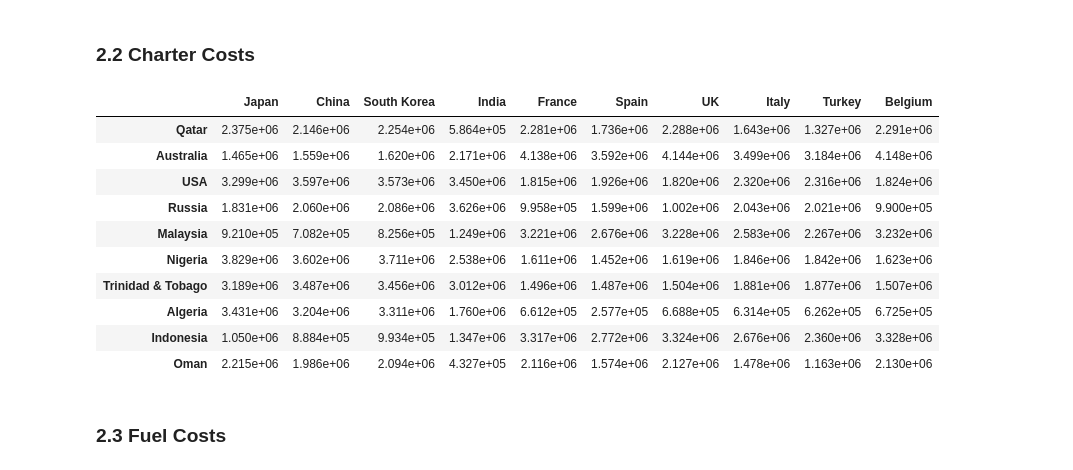
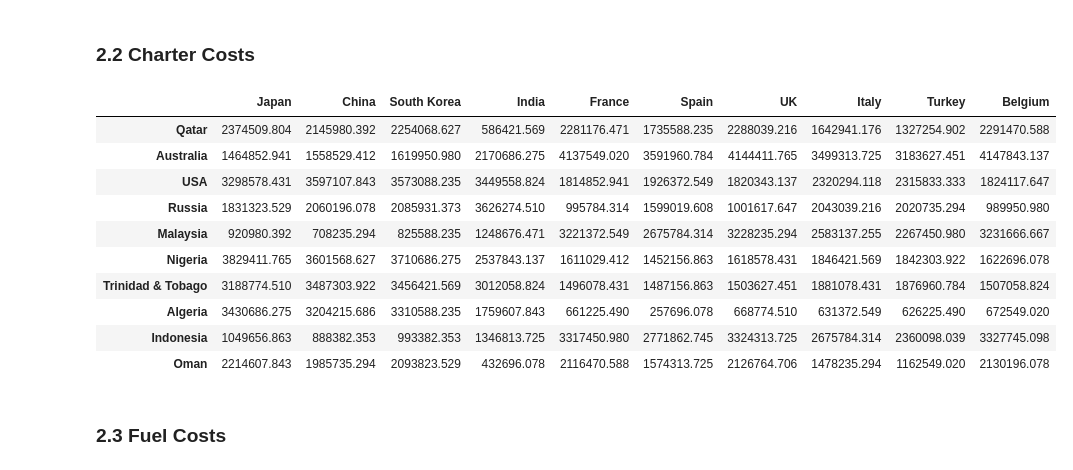
Before and after one commit to ModellingEnergyMarkets/LNG-Market, a Jupyter notebook: Simple_Model_of_LNG_Market_v_0.5.ipynb, the cells around one changed output. Drawn from its saved outputs; the diff is of its cells as text; code cells hidden in the pictures.

```diff
--- a/Simple_Model_of_LNG_Market_v_0.5.ipynb
+++ b/Simple_Model_of_LNG_Market_v_0.5.ipynb
@@ -265,20 +267,20 @@ Time
 # %%
 Charter_Costs = (Time + 2) * LNG_Carrier.loc[0, "Spot Charter Rate ($/day)"] # in $
 
 # display(pd_centered(Charter_Costs))
-Charter_Costs
+Charter_Costs.style
 # %% [output]
 |  | Japan | China | South Korea | India | France | Spain | UK | Italy | Turkey | Belgium |
-| Qatar | 2.375e+06 | 2.146e+06 | 2.254e+06 | 5.864e+05 | 2.281e+06 | 1.736e+06 | 2.288e+06 | 1.643e+06 | 1.327e+06 | 2.291e+06 |
-| Australia | 1.465e+06 | 1.559e+06 | 1.620e+06 | 2.171e+06 | 4.138e+06 | 3.592e+06 | 4.144e+06 | 3.499e+06 | 3.184e+06 | 4.148e+06 |
-| USA | 3.299e+06 | 3.597e+06 | 3.573e+06 | 3.450e+06 | 1.815e+06 | 1.926e+06 | 1.820e+06 | 2.320e+06 | 2.316e+06 | 1.824e+06 |
-| Russia | 1.831e+06 | 2.060e+06 | 2.086e+06 | 3.626e+06 | 9.958e+05 | 1.599e+06 | 1.002e+06 | 2.043e+06 | 2.021e+06 | 9.900e+05 |
-| Malaysia | 9.210e+05 | 7.082e+05 | 8.256e+05 | 1.249e+06 | 3.221e+06 | 2.676e+06 | 3.228e+06 | 2.583e+06 | 2.267e+06 | 3.232e+06 |
-| Nigeria | 3.829e+06 | 3.602e+06 | 3.711e+06 | 2.538e+06 | 1.611e+06 | 1.452e+06 | 1.619e+06 | 1.846e+06 | 1.842e+06 | 1.623e+06 |
-| Trinidad & Tobago | 3.189e+06 | 3.487e+06 | 3.456e+06 | 3.012e+06 | 1.496e+06 | 1.487e+06 | 1.504e+06 | 1.881e+06 | 1.877e+06 | 1.507e+06 |
-| Algeria | 3.431e+06 | 3.204e+06 | 3.311e+06 | 1.760e+06 | 6.612e+05 | 2.577e+05 | 6.688e+05 | 6.314e+05 | 6.262e+05 | 6.725e+05 |
-| Indonesia | 1.050e+06 | 8.884e+05 | 9.934e+05 | 1.347e+06 | 3.317e+06 | 2.772e+06 | 3.324e+06 | 2.676e+06 | 2.360e+06 | 3.328e+06 |
-| Oman | 2.215e+06 | 1.986e+06 | 2.094e+06 | 4.327e+05 | 2.116e+06 | 1.574e+06 | 2.127e+06 | 1.478e+06 | 1.163e+06 | 2.130e+06 |
+| Qatar | 2374509.804 | 2145980.392 | 2254068.627 | 586421.569 | 2281176.471 | 1735588.235 | 2288039.216 | 1642941.176 | 1327254.902 | 2291470.588 |
+| Australia | 1464852.941 | 1558529.412 | 1619950.980 | 2170686.275 | 4137549.020 | 3591960.784 | 4144411.765 | 3499313.725 | 3183627.451 | 4147843.137 |
+| USA | 3298578.431 | 3597107.843 | 3573088.235 | 3449558.824 | 1814852.941 | 1926372.549 | 1820343.137 | 2320294.118 | 2315833.333 | 1824117.647 |
+| Russia | 1831323.529 | 2060196.078 | 2085931.373 | 3626274.510 | 995784.314 | 1599019.608 | 1001617.647 | 2043039.216 | 2020735.294 | 989950.980 |
+| Malaysia | 920980.392 | 708235.294 | 825588.235 | 1248676.471 | 3221372.549 | 2675784.314 | 3228235.294 | 2583137.255 | 2267450.980 | 3231666.667 |
+| Nigeria | 3829411.765 | 3601568.627 | 3710686.275 | 2537843.137 | 1611029.412 | 1452156.863 | 1618578.431 | 1846421.569 | 1842303.922 | 1622696.078 |
+| Trinidad & Tobago | 3188774.510 | 3487303.922 | 3456421.569 | 3012058.824 | 1496078.431 | 1487156.863 | 1503627.451 | 1881078.431 | 1876960.784 | 1507058.824 |
+| Algeria | 3430686.275 | 3204215.686 | 3310588.235 | 1759607.843 | 661225.490 | 257696.078 | 668774.510 | 631372.549 | 626225.490 | 672549.020 |
+| Indonesia | 1049656.863 | 888382.353 | 993382.353 | 1346813.725 | 3317450.980 | 2771862.745 | 3324313.725 | 2675784.314 | 2360098.039 | 3327745.098 |
+| Oman | 2214607.843 | 1985735.294 | 2093823.529 | 432696.078 | 2116470.588 | 1574313.725 | 2126764.706 | 1478235.294 | 1162549.020 | 2130196.078 |
 # %% [markdown]
 ### 2.3 Fuel Costs
 # %%
```
Also changed, not shown: parts of 13 cells of this notebook.
